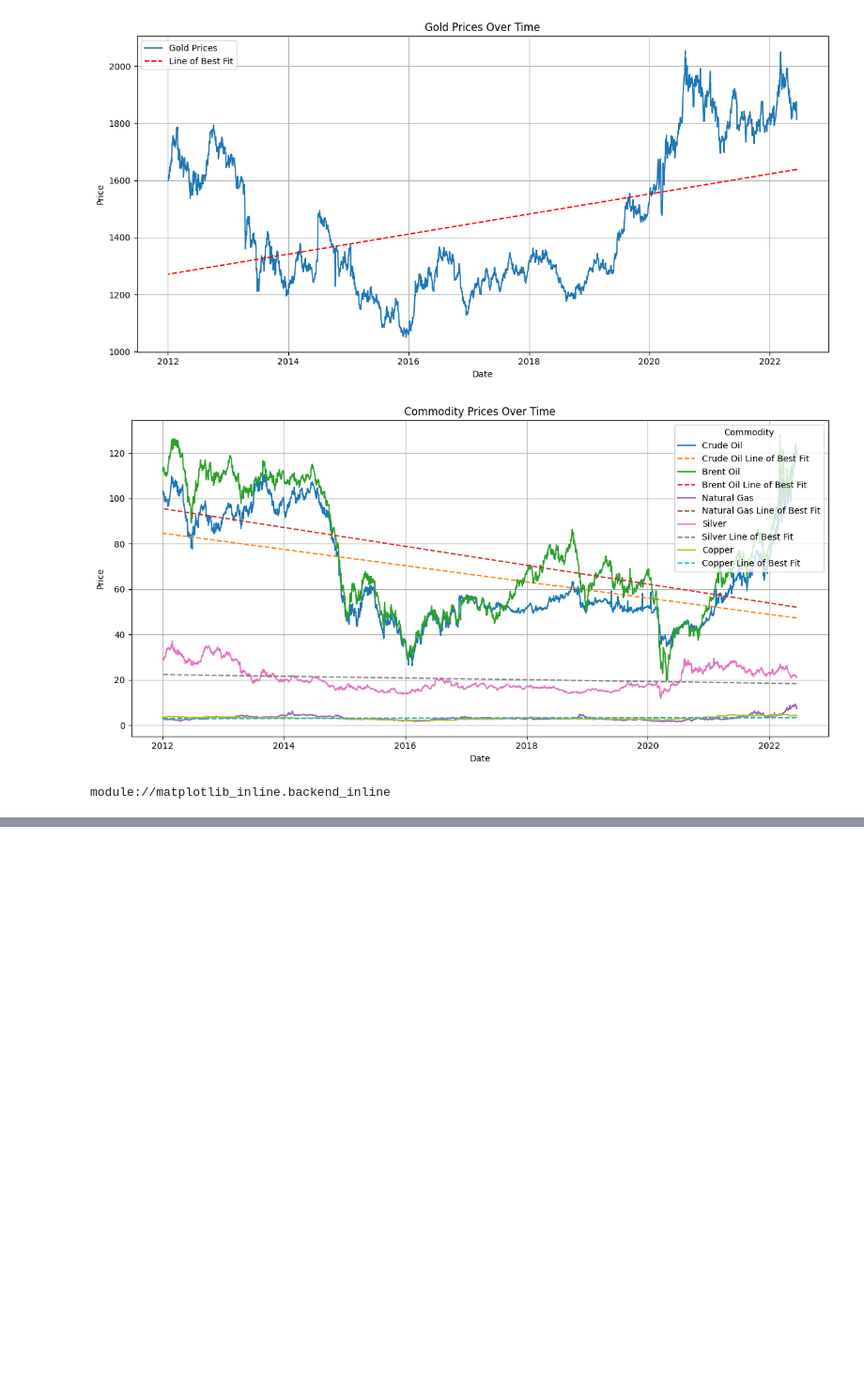
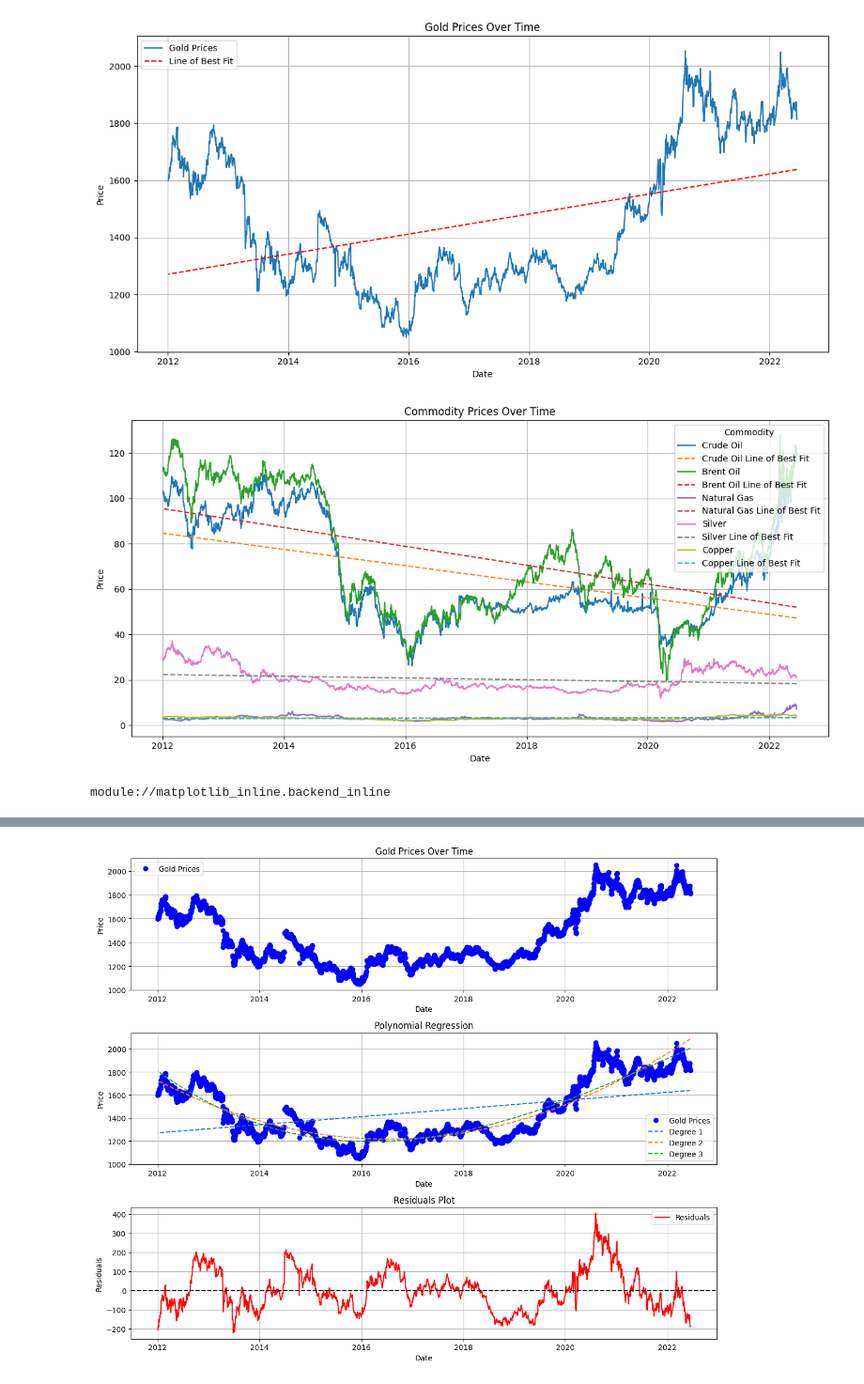
Before and after one commit to kahlilello/CommoditiesStreamlit, a Jupyter notebook: ML.ipynb, the cells around one changed output, grey strips where cells are left out. Shown at 94% size. Cells and saved outputs as stored; diff of their text form; code cells hidden in the pictures; blank space fills up the shorter version.

Commit message:
Added other plots to the gold (Polynomial Regression, Residuals Plot)

```diff
--- a/ML.ipynb
+++ b/ML.ipynb
@@ -298,3 +299,86 @@ import matplotlib
 print(matplotlib.get_backend())
 # %% [output]
 module://matplotlib_inline.backend_inline
+# %%
+
+
+
+dates = goldDf['Date'].values
+gold_prices = goldDf['Gold'].values
+
+
+# Assuming you have already imported your data and created `dates` and `gold_prices`
+plt.figure(figsize=(12,6))
+
+# Plot the scatter points for gold prices
+plt.plot(dates, gold_prices, label='Gold Prices')
+
+# Calculate the coefficients of the line of best fit (1st-degree polynomial)
+coefficients = np.polyfit(mdates.date2num(dates), gold_prices, 1)
+
+# Create the line of best fit equation
+line_of_best_fit = np.poly1d(coefficients)
+
+# Plot the line of best fit
+plt.plot(dates, line_of_best_fit(mdates.date2num(dates)), color='red', label='Line of Best Fit', linestyle='--')
+
+plt.title("Gold Prices Over Time")
+plt.ylabel('Price')
+plt.xlabel('Date')
+plt.legend()
+plt.grid(True)
+
+# Format the x-axis to display dates
+#plt.gca().xaxis.set_major_formatter(mdates.DateFormatter('%Y-%m-%d'))
+
+plt.tight_layout()
+plt.show()
+
+
+
+# Assuming you have already imported your data and created `dates` and `gold_prices`
+plt.figure(figsize=(12, 10))
+
+# Scatter plot for gold prices
+plt.subplot(3, 1, 1)
+plt.plot(dates, gold_prices, label='Gold Prices', marker='o', linestyle='None', color='b')
+plt.title("Gold Prices Over Time")
+plt.ylabel('Price')
+plt.xlabel('Date')
+plt.legend()
+plt.grid(True)
+
+# Polynomial Regression
+plt.subplot(3, 1, 2)
+plt.plot(dates, gold_prices, label='Gold Prices', marker='o', linestyle='None', color='b')
+degrees = [1, 2, 3]  # Try different polynomial degrees
+for degree in degrees:
+    coefficients = np.polyfit(mdates.date2num(dates), gold_prices, degree)
+    line_of_best_fit = np.poly1d(coefficients)
+    plt.plot(dates, line_of_best_fit(mdates.date2num(dates)), label=f'Degree {degree}', linestyle='--')
+plt.title("Polynomial Regression")
+plt.ylabel('Price')
+plt.xlabel('Date')
+plt.legend()
+plt.grid(True)
+
+# Residuals Plot
+plt.subplot(3, 1, 3)
+residuals = gold_prices - line_of_best_fit(mdates.date2num(dates))
+plt.plot(dates, residuals, label='Residuals', linestyle='-', color='r')
+plt.axhline(y=0, color='k', linestyle='--')  # Adding a horizontal line at y=0 for reference
+plt.title("Residuals Plot")
+plt.ylabel('Residuals')
+plt.xlabel('Date')
+plt.legend()
+plt.grid(True)
+
+plt.tight_layout()
+plt.show()
+
+# Moving Average
+# You can add this code if you're interested in including moving average.
+# Rolling_mean_window = 30  # Choose a window size
+# moving_average = goldDf['Gold'].rolling(window=Rolling_mean_window).mean()
+# plt.plot(dates, moving_average, label='Moving Average', linestyle='-', color='g')
+# %% [output]
@@ -300,0 +386 @@ module://matplotlib_inline.backend_inline
+[figure, added]
```
Also changed, not shown: parts of 2 cells of this notebook.
